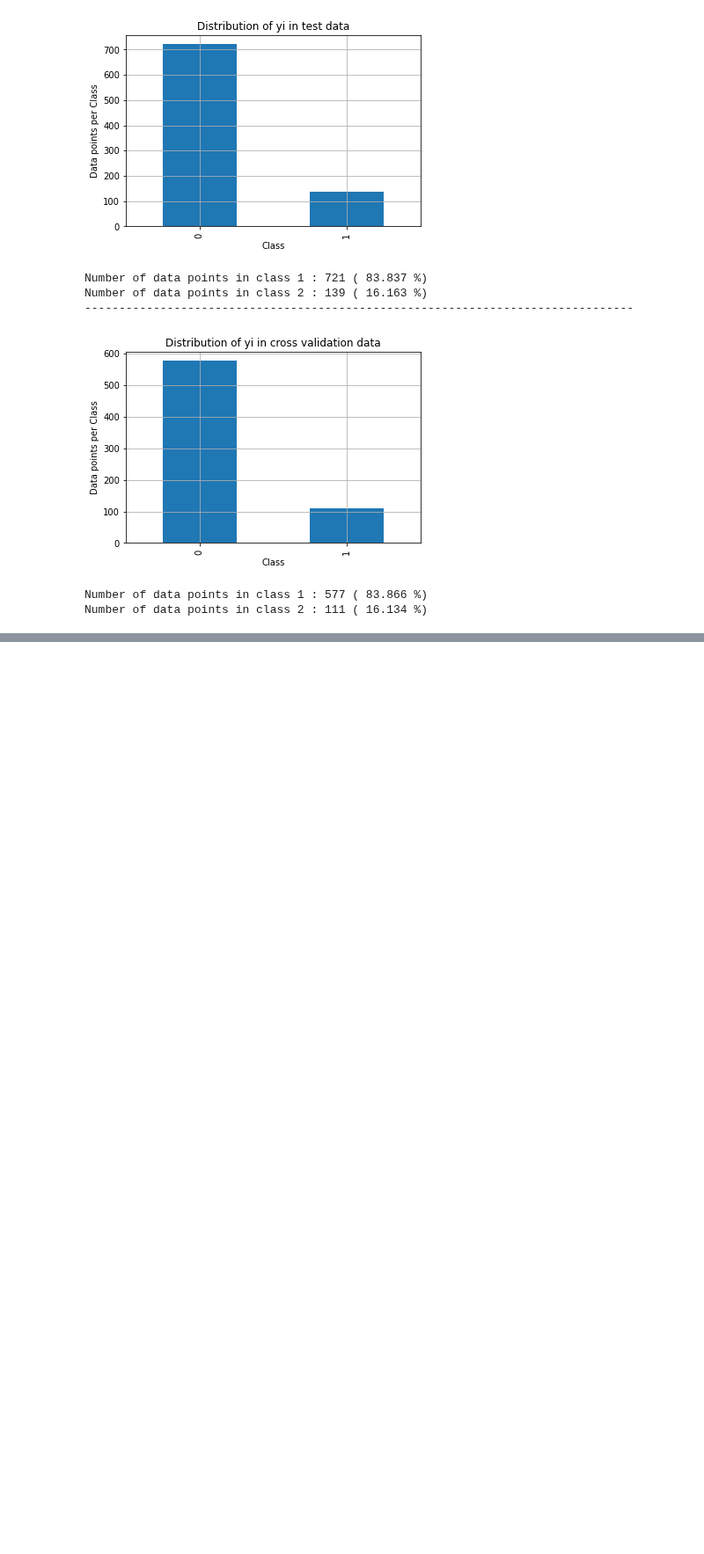
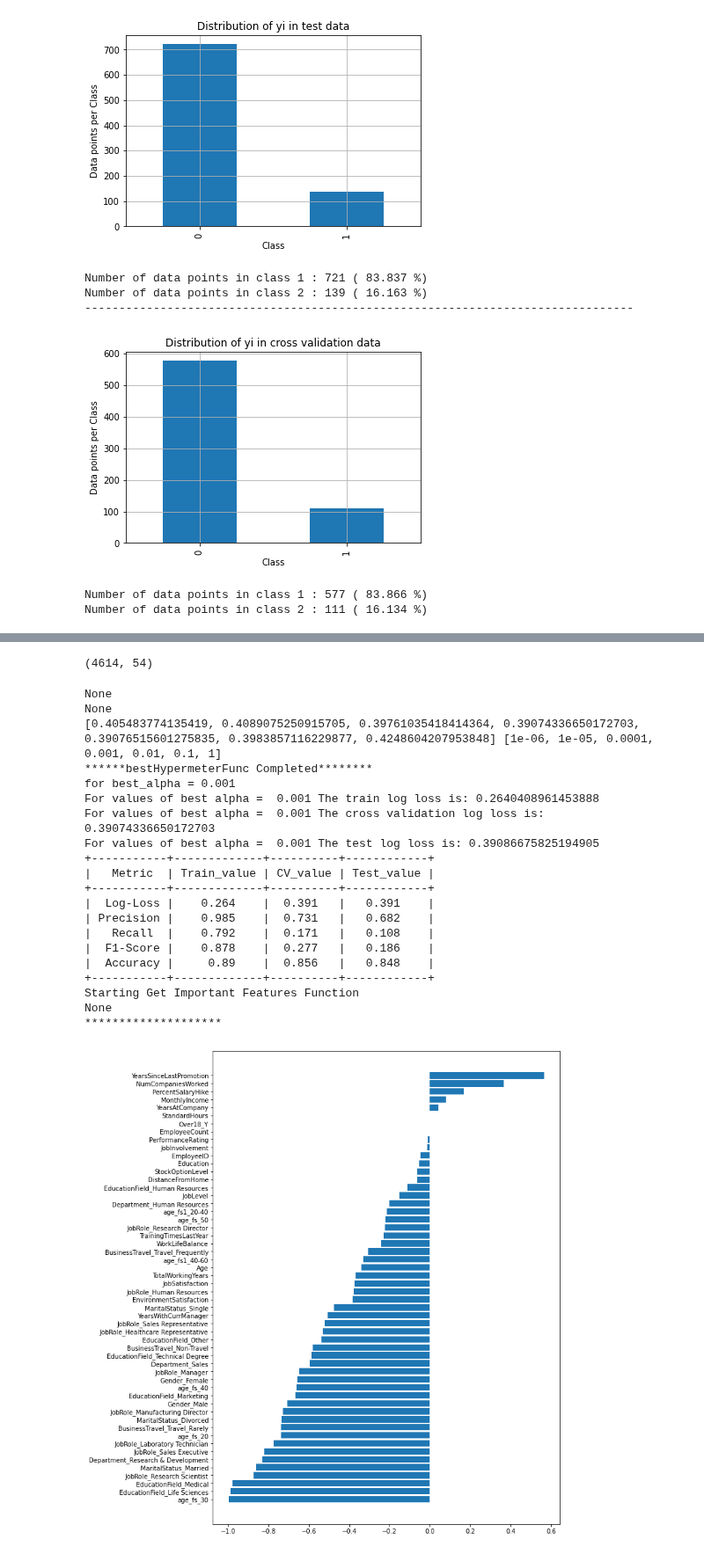
Before and after one commit to Killian-drh/Projet-HR-Analysis, a Jupyter notebook: Projet_IA.ipynb, the cells around one changed output, grey strips where cells are left out. Shown at 88% size. Cells and saved outputs as stored; diff of their text form; code cells hidden in the pictures; blank space fills up the shorter version.

```diff
--- a/Projet_IA.ipynb
+++ b/Projet_IA.ipynb
@@ -377,7 +397,8 @@ from sklearn.model_selection import TimeSeriesSplit
 from sklearn.model_selection import train_test_split
 from sklearn.linear_model import LogisticRegression
 
-attrition_label=df['Attrition']
+attrition_label=df['Attrition']print(X_train.shape , X_cv.shape , X_test.shape)
+
 df_train = df.copy()
 df_train=df_train.drop('Attrition',1)
 
@@ -770,0 +885,14 @@ None
+# %%
+from imblearn.over_sampling import SMOTE
+
+print("Before OverSampling, counts of label '1': {}".format(sum(y_train==1)))
+print("Before OverSampling, counts of label '0': {} \n".format(sum(y_train==0)))
+
+sm = SMOTE(random_state=2)
+X_train_balance, y_train_balance = sm.fit_resample(X_train, y_train.ravel())
+
+print('After OverSampling, the shape of train_X: {}'.format(X_train_balance.shape))
+print('After OverSampling, the shape of train_y: {} \n'.format(y_train_balance.shape))
+
+print("After OverSampling, counts of label '1': {}".format(sum(y_train_balance==1)))
+print("After OverSampling, counts of label '0': {}".format(sum(y_train_balance==0)))
@@ -770,0 +908,34 @@ None
+# %%
+scaler = StandardScaler()
+scaler.fit(X_train_balance)
+X_train_scalar=scaler.transform(X_train_balance)
+X_cv_scalar=scaler.transform(X_cv)
+X_test_scalar=scaler.transform(X_test)
+# %%
+X_train_scalar.shape
+# %% [output]
+(4614, 54)
+# %%
+metrics("Logistic_Regression",X_train_scalar,y_train_balance,X_cv_scalar,y_cv,X_test_scalar,y_test,0)
+# %% [output]
+None
+None
+[0.405483774135419, 0.4089075250915705, 0.39761035418414364, 0.39074336650172703, 0.39076515601275835, 0.3983857116229877, 0.4248604207953848] [1e-06, 1e-05, 0.0001, 0.001, 0.01, 0.1, 1]
+******bestHypermeterFunc Completed********
+for best_alpha = 0.001
+For values of best alpha =  0.001 The train log loss is: 0.2640408961453888
+For values of best alpha =  0.001 The cross validation log loss is: 0.39074336650172703
+For values of best alpha =  0.001 The test log loss is: 0.39086675825194905
++-----------+-------------+----------+------------+
+|   Metric  | Train_value | CV_value | Test_value |
++-----------+-------------+----------+------------+
+|  Log-Loss |    0.264    |  0.391   |   0.391    |
+| Precision |    0.985    |  0.731   |   0.682    |
+|   Recall  |    0.792    |  0.171   |   0.108    |
+|  F1-Score |    0.878    |  0.277   |   0.186    |
+|  Accuracy |     0.89    |  0.856   |   0.848    |
++-----------+-------------+----------+------------+
+Starting Get Important Features Function
+None
+********************
+[figure, added]
```
Also changed, not shown: parts of 53 cells of this notebook.
